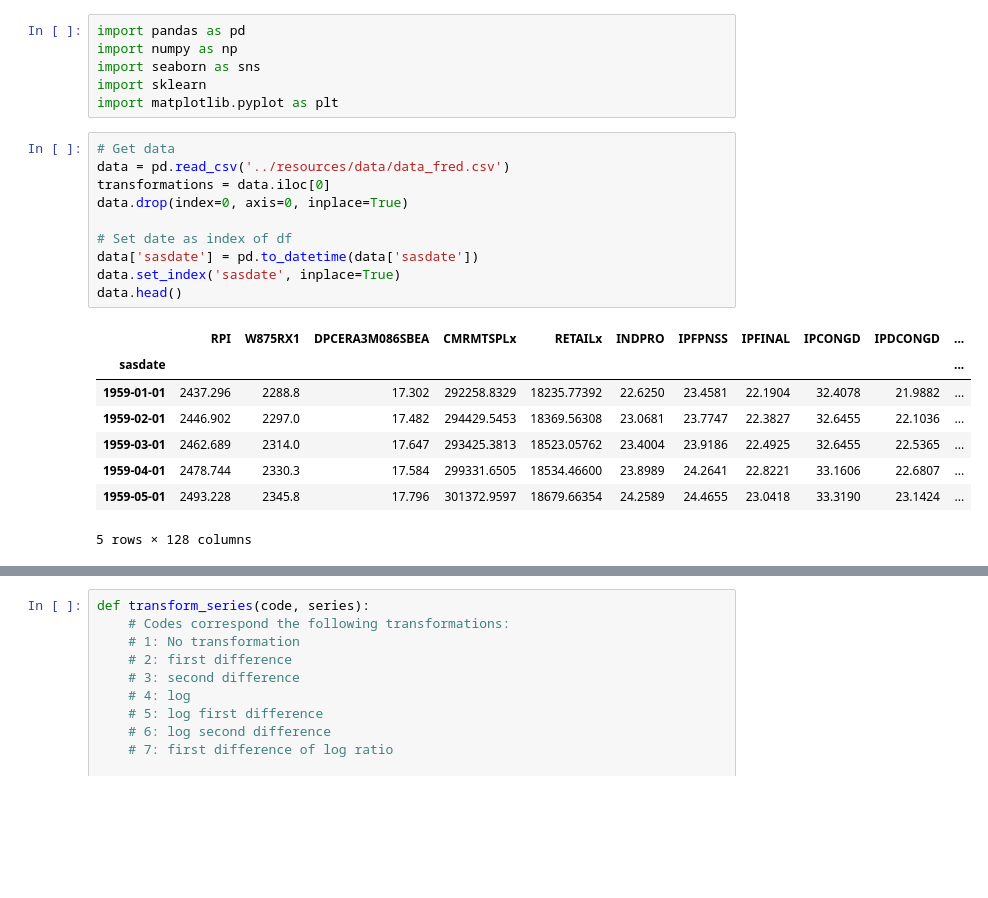
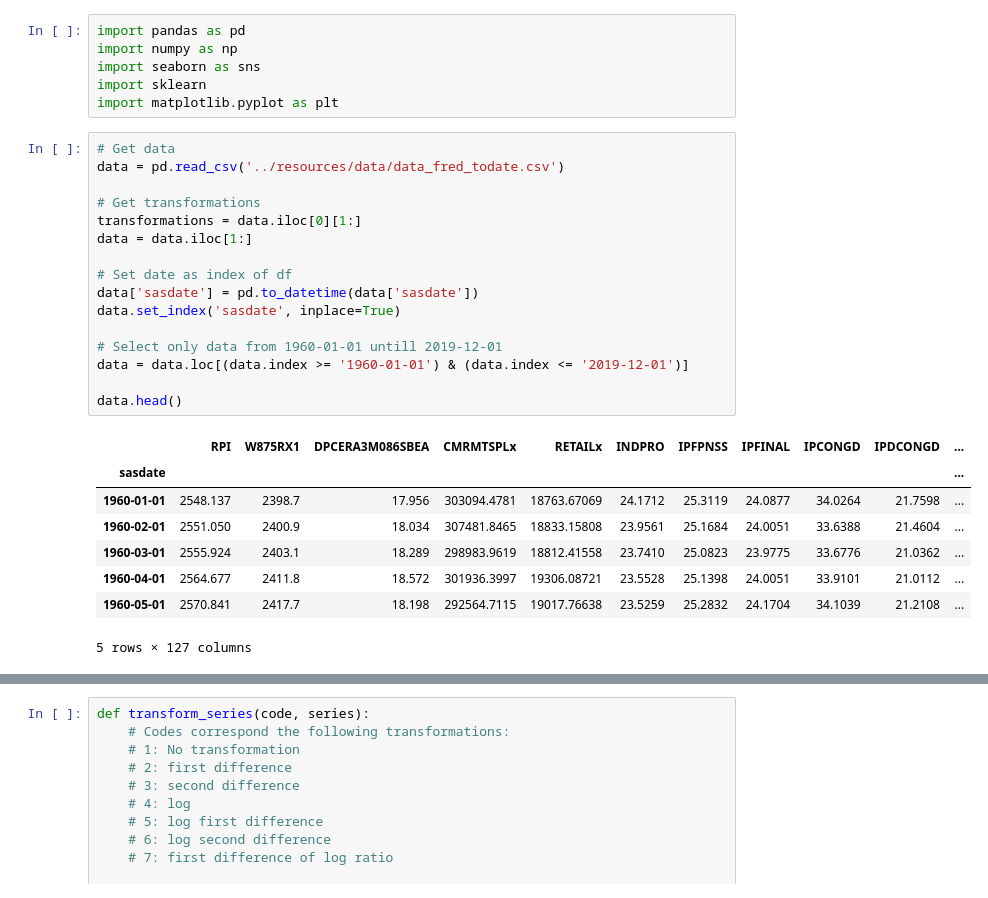
Before and after one commit to VLDrenth/sPCA-thesis, a Jupyter notebook: src/explore.ipynb, the cells around one changed output, grey strips where cells are left out. Cells and saved outputs as stored; diff of their text form; blank space fills up the shorter version.

```diff
--- a/src/explore.ipynb
+++ b/src/explore.ipynb
@@ -6,20 +6,26 @@ import sklearn
 import matplotlib.pyplot as plt
 # %%
 # Get data
-data = pd.read_csv('../resources/data/data_fred.csv')
-transformations = data.iloc[0]
-data.drop(index=0, axis=0, inplace=True)
+data = pd.read_csv('../resources/data/data_fred_todate.csv')
+
+# Get transformations
+transformations = data.iloc[0][1:]
+data = data.iloc[1:]
 
 # Set date as index of df
 data['sasdate'] = pd.to_datetime(data['sasdate'])
 data.set_index('sasdate', inplace=True)
+
+# Select only data from 1960-01-01 untill 2019-12-01
+data = data.loc[(data.index >= '1960-01-01') & (data.index <= '2019-12-01')]
+
 data.head()
 # %% [output]
 |  | RPI | W875RX1 | DPCERA3M086SBEA | CMRMTSPLx | RETAILx | INDPRO | IPFPNSS | IPFINAL | IPCONGD | IPDCONGD | ... |
 | sasdate |  |  |  |  |  |  |  |  |  |  | ... |
-| 1959-01-01 | 2437.296 | 2288.8 | 17.302 | 292258.8329 | 18235.77392 | 22.6250 | 23.4581 | 22.1904 | 32.4078 | 21.9882 | ... |
-| 1959-02-01 | 2446.902 | 2297.0 | 17.482 | 294429.5453 | 18369.56308 | 23.0681 | 23.7747 | 22.3827 | 32.6455 | 22.1036 | ... |
-| 1959-03-01 | 2462.689 | 2314.0 | 17.647 | 293425.3813 | 18523.05762 | 23.4004 | 23.9186 | 22.4925 | 32.6455 | 22.5365 | ... |
-| 1959-04-01 | 2478.744 | 2330.3 | 17.584 | 299331.6505 | 18534.46600 | 23.8989 | 24.2641 | 22.8221 | 33.1606 | 22.6807 | ... |
-| 1959-05-01 | 2493.228 | 2345.8 | 17.796 | 301372.9597 | 18679.66354 | 24.2589 | 24.4655 | 23.0418 | 33.3190 | 23.1424 | ... |
+| 1960-01-01 | 2548.137 | 2398.7 | 17.956 | 303094.4781 | 18763.67069 | 24.1712 | 25.3119 | 24.0877 | 34.0264 | 21.7598 | ... |
+| 1960-02-01 | 2551.050 | 2400.9 | 18.034 | 307481.8465 | 18833.15808 | 23.9561 | 25.1684 | 24.0051 | 33.6388 | 21.4604 | ... |
+| 1960-03-01 | 2555.924 | 2403.1 | 18.289 | 298983.9619 | 18812.41558 | 23.7410 | 25.0823 | 23.9775 | 33.6776 | 21.0362 | ... |
+| 1960-04-01 | 2564.677 | 2411.8 | 18.572 | 301936.3997 | 19306.08721 | 23.5528 | 25.1398 | 24.0051 | 33.9101 | 21.0112 | ... |
+| 1960-05-01 | 2570.841 | 2417.7 | 18.198 | 292564.7115 | 19017.76638 | 23.5259 | 25.2832 | 24.1704 | 34.1039 | 21.2108 | ... |
-5 rows × 128 columns
+5 rows × 127 columns
```
Also changed, not shown: parts of 9 cells of this notebook, 1 other file.
